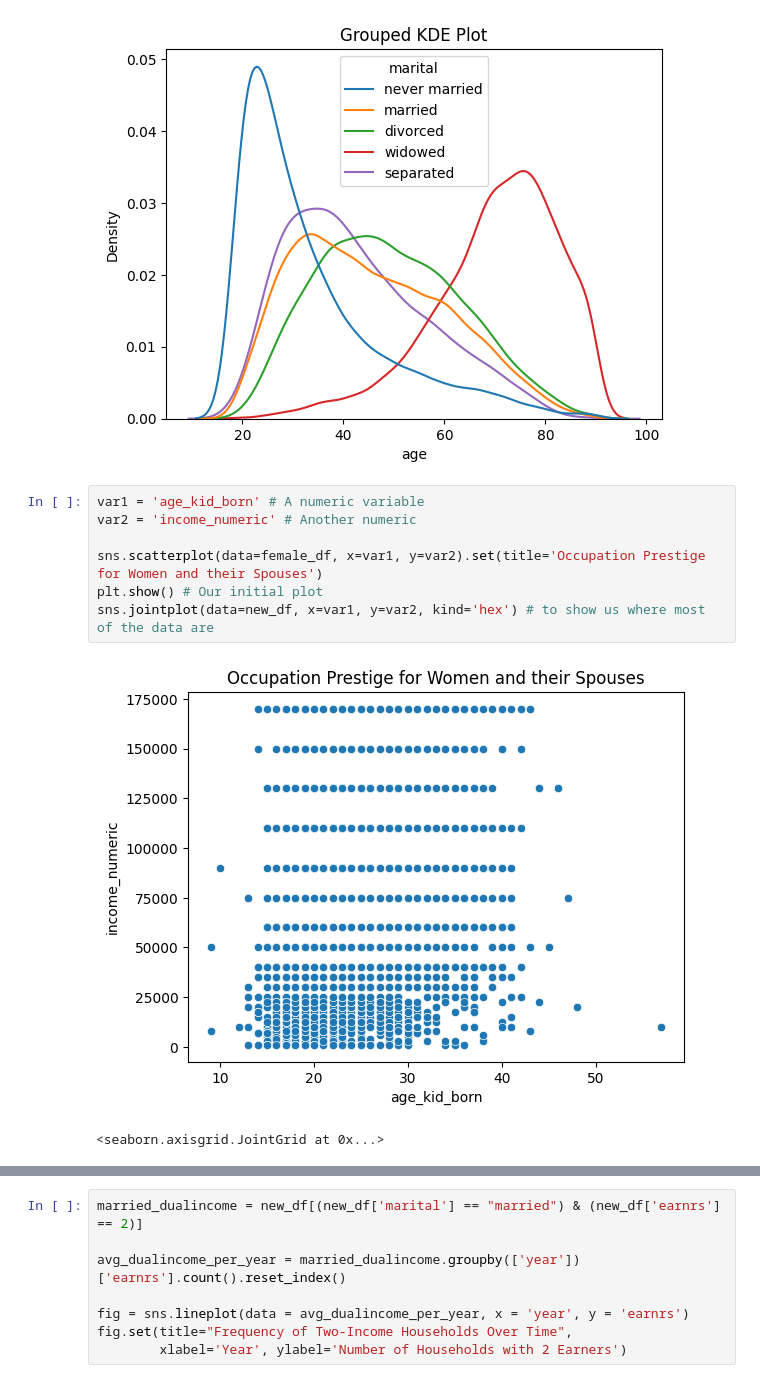
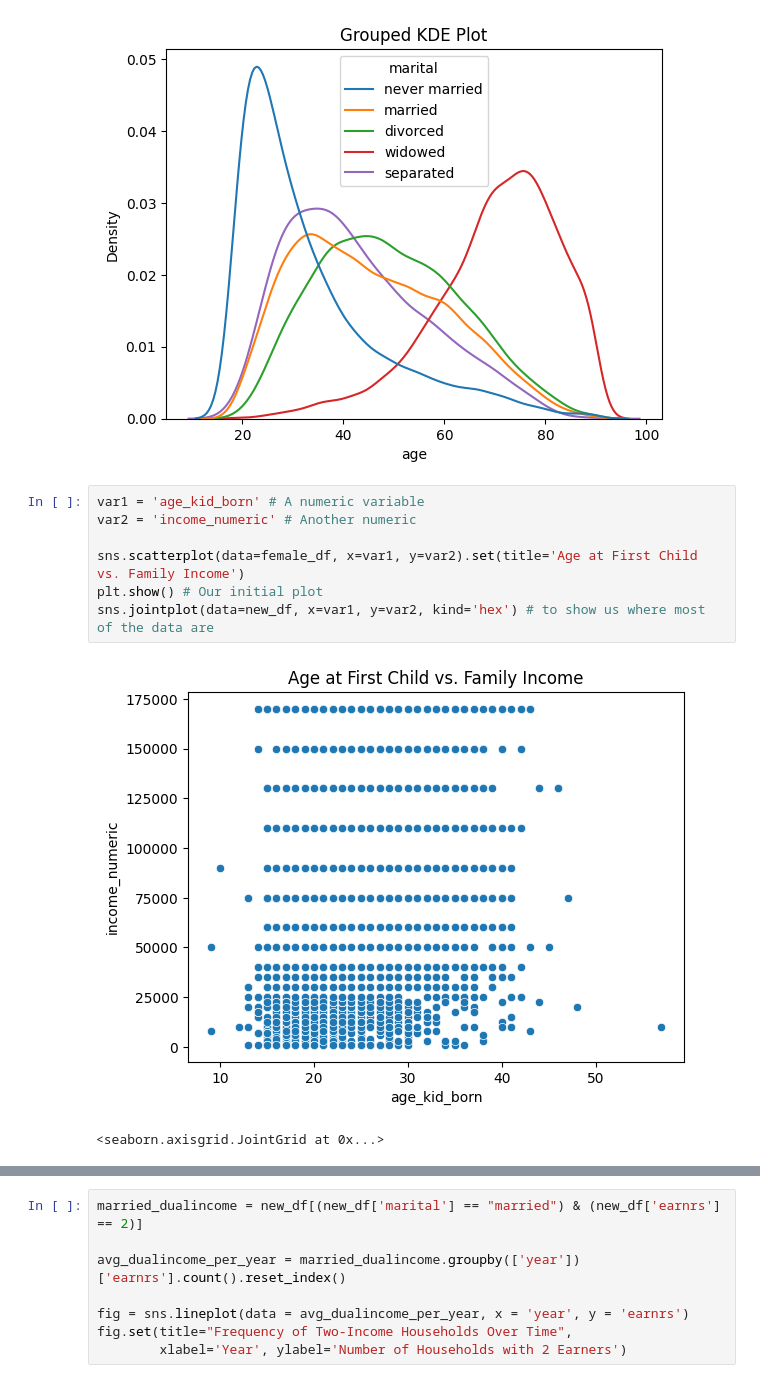
Before and after one commit to fwx5ax/EDA, a Jupyter notebook: lab/get_gss.ipynb, the cells around one changed output, grey strips where cells are left out. Saved outputs shown, nothing was run; the diff lists cells and outputs as text.

```diff
--- a/lab/get_gss.ipynb
+++ b/lab/get_gss.ipynb
@@ -460,11 +516,11 @@ sns.kdeplot( data=female_df, x=var, hue=conditioning, common_norm=False).set(tit
 # %%
 var1 = 'age_kid_born' # A numeric variable
 var2 = 'income_numeric' # Another numeric
 
-sns.scatterplot(data=female_df, x=var1, y=var2).set(title='Occupation Prestige for Women and their Spouses')
+sns.scatterplot(data=female_df, x=var1, y=var2).set(title='Age at First Child vs. Family Income')
 plt.show() # Our initial plot
 sns.jointplot(data=new_df, x=var1, y=var2, kind='hex') # to show us where most of the data are
 # %% [output]
-[figure, old version]
+[figure, new version]
 <seaborn.axisgrid.JointGrid at 0x...>
 [figure]
```
Also changed, not shown: parts of 18 cells of this notebook.
